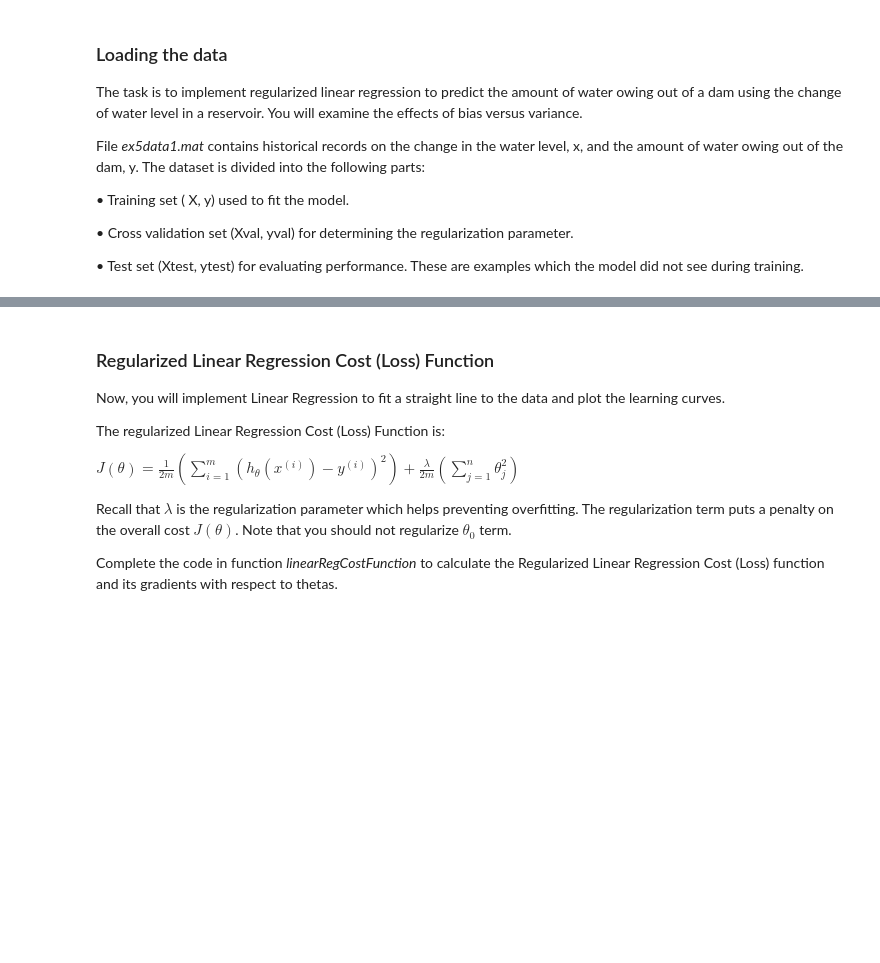
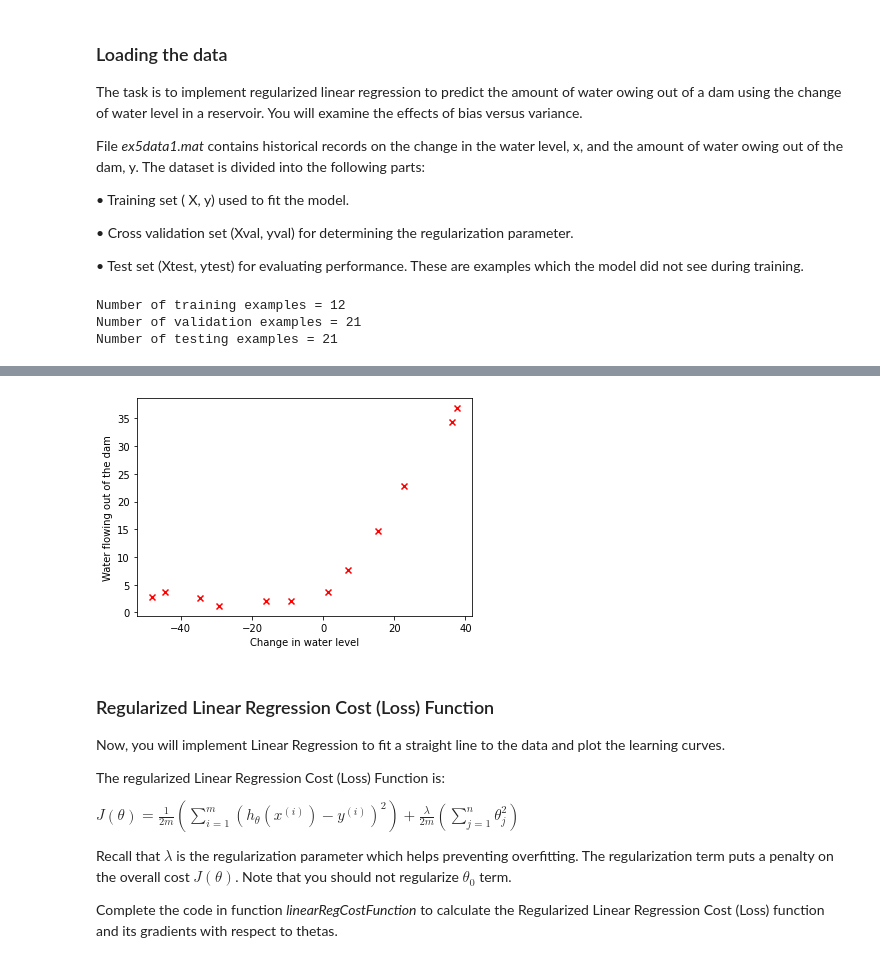
Before and after one commit to pedrovt/aa-labs, a Jupyter notebook: Lab6-ModelSelectionValidation/ML_BiasVariance.ipynb, the cells around one changed output, grey strips where cells are left out. Saved outputs shown, nothing was run; the diff lists cells and outputs as text; code cells hidden in the pictures; blank space fills up the shorter version.

```diff
--- a/Lab6-ModelSelectionValidation/ML_BiasVariance.ipynb
+++ b/Lab6-ModelSelectionValidation/ML_BiasVariance.ipynb
@@ -25,18 +25,25 @@ File *ex5data1.mat* contains historical records on the change in the water level
 # %%
 # Use loadmat to load the matlab file and extraact train, CV and test subsets.
 
-X= ?
-y= ?
+data = loadmat("ex5data1.mat")
+X= data["X"]
+y= data["y"]
 
-Xval=?
-yval=?
+Xval= data["Xval"]
+yval= data["yval"]
 
-Xtest= ?
-ytest= ?
+Xtest= data["Xtest"]
+ytest= data["ytest"]
 
-m = ?  # Number of training examples
-mtest = ? # Number of validation examples
-mval = ?  # Number of testing examples
+m = y.shape[0]  # Number of training examples
+mval = yval.shape[0] # Number of validation examples
+mtest = ytest.shape[0]  # Number of testing examples
+
+print("Number of training examples = {}\nNumber of validation examples = {}\nNumber of testing examples = {}".format(m, mtest, mval))
+# %% [output]
+Number of training examples = 12
+Number of validation examples = 21
+Number of testing examples = 21
 # %% [markdown]
 ### Plot the data
 
@@ -50,3 +54,11 @@ Plot the training data and get a figure similar to Fig.1.
+# %%
+# Create Fig.1. Use similar code from previous labs
+plt.scatter(X,y, c="r",marker="x")  # could change y to go up to 40, don't see the point
+plt.xlabel("Change in water level")
+plt.ylabel("Water flowing out of the dam")
+plt.show()
+# %% [output]
+[figure, added]
 # %% [markdown]
 ### Regularized Linear Regression Cost (Loss) Function
 
```
Also changed, not shown: parts of 19 cells of this notebook.
